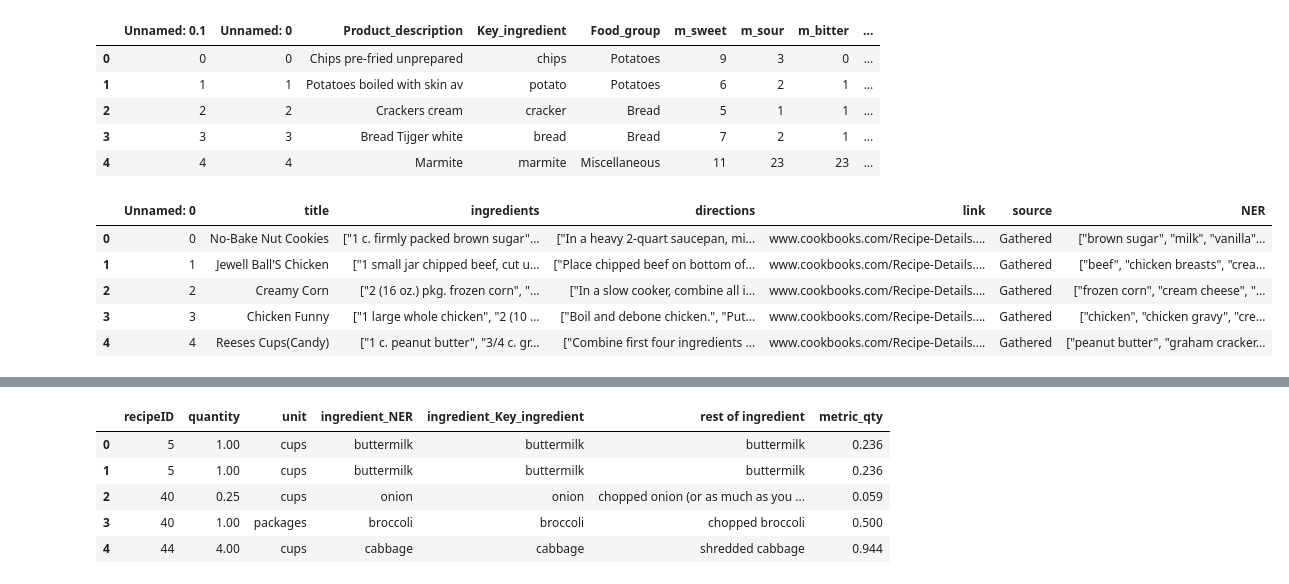
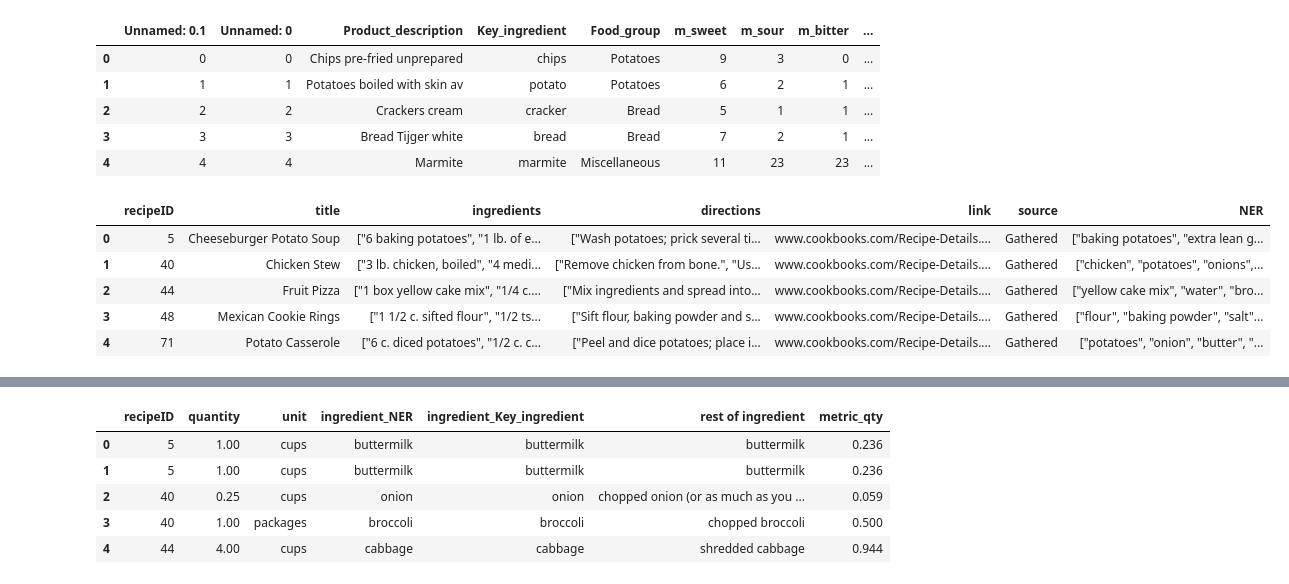
Before and after one commit to Mennolt/2AMD20_Knowledge_Engineering, a Jupyter notebook: KE_v1.ipynb, the cells around one changed output, grey strips where cells are left out. Saved outputs shown, nothing was run; the diff lists cells and outputs as text; code cells hidden in the pictures.

```diff
--- a/KE_v1.ipynb
+++ b/KE_v1.ipynb
@@ -14,12 +14,12 @@ taste.head()
 | 3 | 3 | 3 | Bread Tijger white | bread | Bread | 7 | 2 | 1 | ... |
 | 4 | 4 | 4 | Marmite | marmite | Miscellaneous | 11 | 23 | 23 | ... |
 # %%
-rp = pd.read_csv('first_tenth_recipes.csv')
+rp = pd.read_csv('cleaned_recipesv2.csv')
 rp.head()
 # %% [output]
-|  | Unnamed: 0 | title | ingredients | directions | link | source | NER |
-| 0 | 0 | No-Bake Nut Cookies | ["1 c. firmly packed brown sugar"... | ["In a heavy 2-quart saucepan, mi... | www.cookbooks.com/Recipe-Details.... | Gathered | ["brown sugar", "milk", "vanilla"... |
-| 1 | 1 | Jewell Ball'S Chicken | ["1 small jar chipped beef, cut u... | ["Place chipped beef on bottom of... | www.cookbooks.com/Recipe-Details.... | Gathered | ["beef", "chicken breasts", "crea... |
-| 2 | 2 | Creamy Corn | ["2 (16 oz.) pkg. frozen corn", "... | ["In a slow cooker, combine all i... | www.cookbooks.com/Recipe-Details.... | Gathered | ["frozen corn", "cream cheese", "... |
-| 3 | 3 | Chicken Funny | ["1 large whole chicken", "2 (10 ... | ["Boil and debone chicken.", "Put... | www.cookbooks.com/Recipe-Details.... | Gathered | ["chicken", "chicken gravy", "cre... |
-| 4 | 4 | Reeses Cups(Candy) | ["1 c. peanut butter", "3/4 c. gr... | ["Combine first four ingredients ... | www.cookbooks.com/Recipe-Details.... | Gathered | ["peanut butter", "graham cracker... |
+|  | recipeID | title | ingredients | directions | link | source | NER |
+| 0 | 5 | Cheeseburger Potato Soup | ["6 baking potatoes", "1 lb. of e... | ["Wash potatoes; prick several ti... | www.cookbooks.com/Recipe-Details.... | Gathered | ["baking potatoes", "extra lean g... |
+| 1 | 40 | Chicken Stew | ["3 lb. chicken, boiled", "4 medi... | ["Remove chicken from bone.", "Us... | www.cookbooks.com/Recipe-Details.... | Gathered | ["chicken", "potatoes", "onions",... |
+| 2 | 44 | Fruit Pizza | ["1 box yellow cake mix", "1/4 c.... | ["Mix ingredients and spread into... | www.cookbooks.com/Recipe-Details.... | Gathered | ["yellow cake mix", "water", "bro... |
+| 3 | 48 | Mexican Cookie Rings | ["1 1/2 c. sifted flour", "1/2 ts... | ["Sift flour, baking powder and s... | www.cookbooks.com/Recipe-Details.... | Gathered | ["flour", "baking powder", "salt"... |
+| 4 | 71 | Potato Casserole | ["6 c. diced potatoes", "1/2 c. c... | ["Peel and dice potatoes; place i... | www.cookbooks.com/Recipe-Details.... | Gathered | ["potatoes", "onion", "butter", "... |
```
Also changed, not shown: parts of 5 cells of this notebook, 2 other files.
